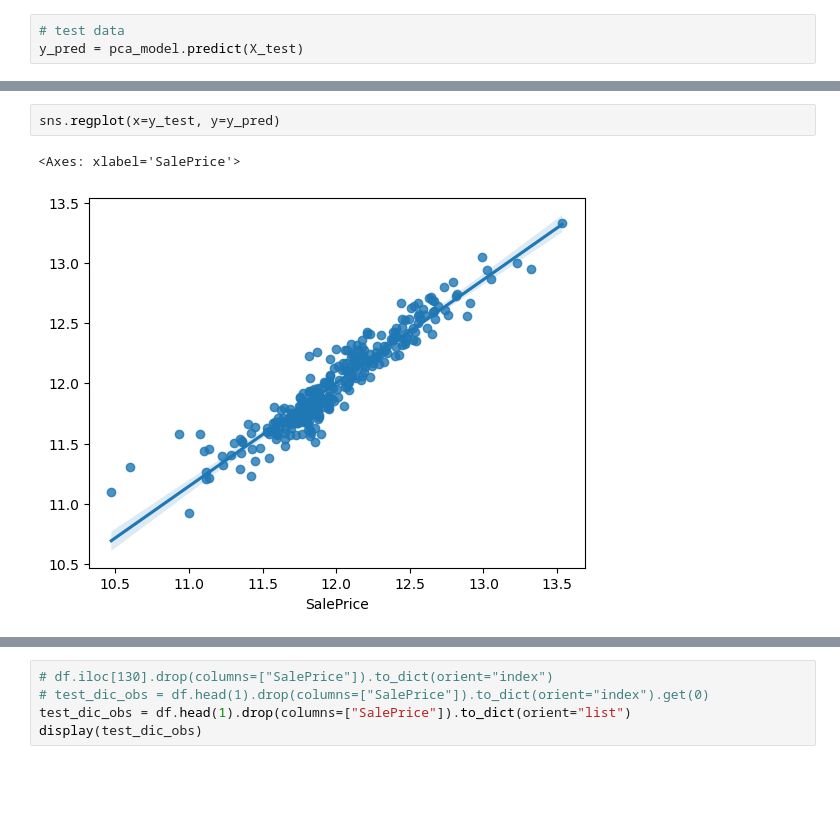
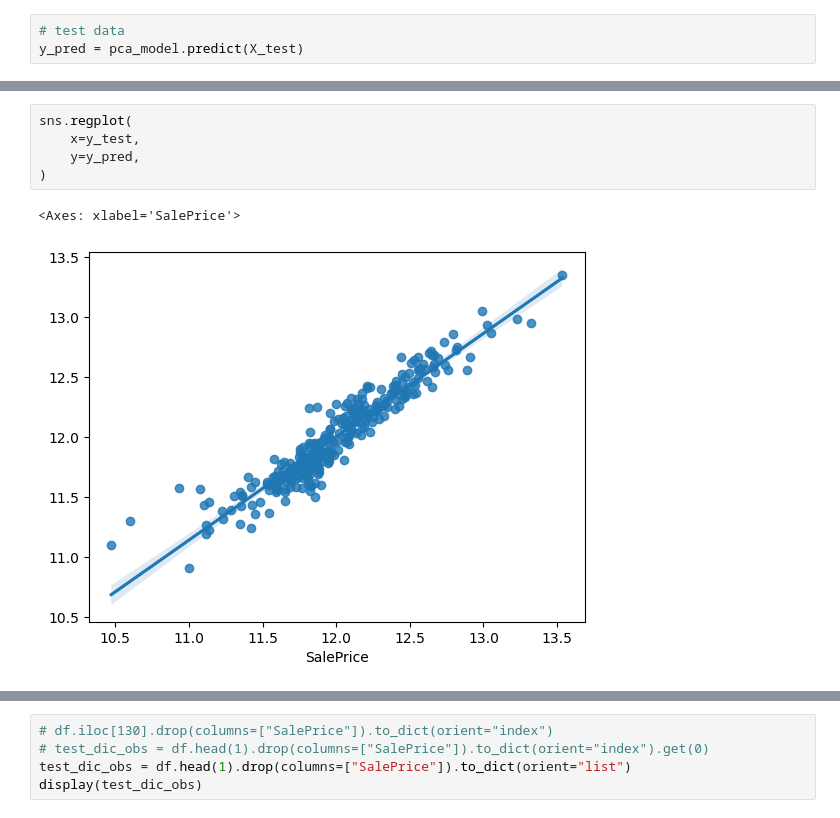
Before and after one commit to taos15/house_sale_prediction, a Jupyter notebook: notebooks/final_notebook.ipynb, the cells around one changed output, grey strips where cells are left out. Drawn from its saved outputs; the diff is of its cells as text; blank space fills up the shorter version.

```diff
--- a/notebooks/final_notebook.ipynb
+++ b/notebooks/final_notebook.ipynb
@@ -597,5 +597,8 @@ R2: 0.891761686911967
 # %%
-sns.regplot(x=y_test, y=y_pred)
+sns.regplot(
+    x=y_test,
+    y=y_pred,
+)
 # %% [output]
 <Axes: xlabel='SalePrice'>
-[figure, old version]
+[figure, new version]
```
Also changed, not shown: parts of 12 cells of this notebook, 17 other files.
